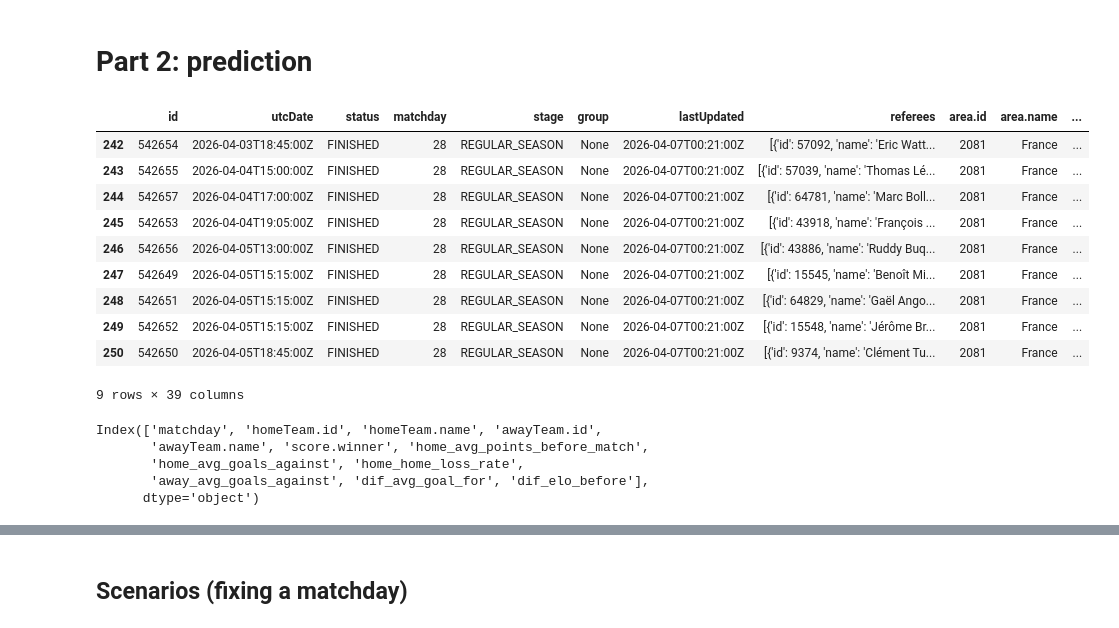
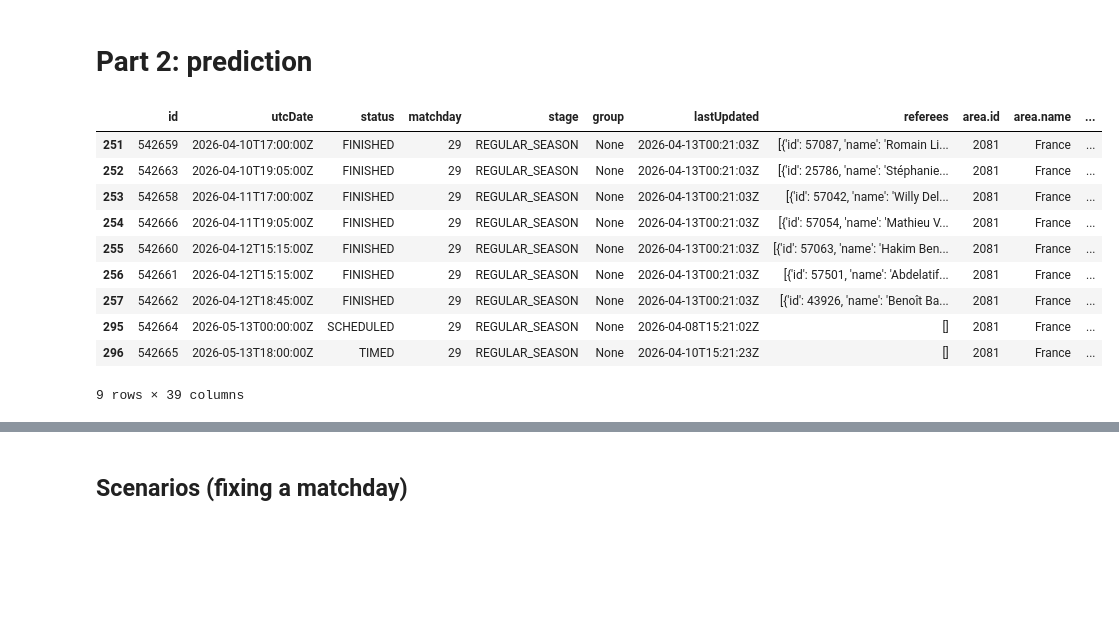
Before and after one commit to judithbreaud/ligue1_viz, a Jupyter notebook: notebooks/end_of_season.ipynb, the cells around one changed output, grey strips where cells are left out. Cells and saved outputs as stored; diff of their text form; code cells hidden in the pictures; blank space fills up the shorter version.

```diff
--- a/notebooks/end_of_season.ipynb
+++ b/notebooks/end_of_season.ipynb
@@ -1087,17 +1089,17 @@ def prepa_donnee_elo_short(df,history):
 # %%
 from src.etl import fetch_matches
 matches_json=fetch_matches("FL1","2025")
 df_matches_2025=pd.json_normalize(matches_json["matches"])
-df_matches_2025[df_matches_2025["matchday"]==28]
+df_matches_2025[df_matches_2025["matchday"]==29]
 # %% [output]
 |  | id | utcDate | status | matchday | stage | group | lastUpdated | referees | area.id | area.name | ... |
-| 242 | 542654 | 2026-04-03T18:45:00Z | FINISHED | 28 | REGULAR_SEASON | None | 2026-04-07T00:21:00Z | [{'id': 57092, 'name': 'Eric Watt... | 2081 | France | ... |
-| 243 | 542655 | 2026-04-04T15:00:00Z | FINISHED | 28 | REGULAR_SEASON | None | 2026-04-07T00:21:00Z | [{'id': 57039, 'name': 'Thomas Lé... | 2081 | France | ... |
-| 244 | 542657 | 2026-04-04T17:00:00Z | FINISHED | 28 | REGULAR_SEASON | None | 2026-04-07T00:21:00Z | [{'id': 64781, 'name': 'Marc Boll... | 2081 | France | ... |
-| 245 | 542653 | 2026-04-04T19:05:00Z | FINISHED | 28 | REGULAR_SEASON | None | 2026-04-07T00:21:00Z | [{'id': 43918, 'name': 'François ... | 2081 | France | ... |
-| 246 | 542656 | 2026-04-05T13:00:00Z | FINISHED | 28 | REGULAR_SEASON | None | 2026-04-07T00:21:00Z | [{'id': 43886, 'name': 'Ruddy Buq... | 2081 | France | ... |
-| 247 | 542649 | 2026-04-05T15:15:00Z | FINISHED | 28 | REGULAR_SEASON | None | 2026-04-07T00:21:00Z | [{'id': 15545, 'name': 'Benoît Mi... | 2081 | France | ... |
-| 248 | 542651 | 2026-04-05T15:15:00Z | FINISHED | 28 | REGULAR_SEASON | None | 2026-04-07T00:21:00Z | [{'id': 64829, 'name': 'Gaël Ango... | 2081 | France | ... |
-| 249 | 542652 | 2026-04-05T15:15:00Z | FINISHED | 28 | REGULAR_SEASON | None | 2026-04-07T00:21:00Z | [{'id': 15548, 'name': 'Jérôme Br... | 2081 | France | ... |
-| 250 | 542650 | 2026-04-05T18:45:00Z | FINISHED | 28 | REGULAR_SEASON | None | 2026-04-07T00:21:00Z | [{'id': 9374, 'name': 'Clément Tu... | 2081 | France | ... |
+| 251 | 542659 | 2026-04-10T17:00:00Z | FINISHED | 29 | REGULAR_SEASON | None | 2026-04-13T00:21:03Z | [{'id': 57087, 'name': 'Romain Li... | 2081 | France | ... |
+| 252 | 542663 | 2026-04-10T19:05:00Z | FINISHED | 29 | REGULAR_SEASON | None | 2026-04-13T00:21:03Z | [{'id': 25786, 'name': 'Stéphanie... | 2081 | France | ... |
+| 253 | 542658 | 2026-04-11T17:00:00Z | FINISHED | 29 | REGULAR_SEASON | None | 2026-04-13T00:21:03Z | [{'id': 57042, 'name': 'Willy Del... | 2081 | France | ... |
+| 254 | 542666 | 2026-04-11T19:05:00Z | FINISHED | 29 | REGULAR_SEASON | None | 2026-04-13T00:21:03Z | [{'id': 57054, 'name': 'Mathieu V... | 2081 | France | ... |
+| 255 | 542660 | 2026-04-12T15:15:00Z | FINISHED | 29 | REGULAR_SEASON | None | 2026-04-13T00:21:03Z | [{'id': 57063, 'name': 'Hakim Ben... | 2081 | France | ... |
+| 256 | 542661 | 2026-04-12T15:15:00Z | FINISHED | 29 | REGULAR_SEASON | None | 2026-04-13T00:21:03Z | [{'id': 57501, 'name': 'Abdelatif... | 2081 | France | ... |
+| 257 | 542662 | 2026-04-12T18:45:00Z | FINISHED | 29 | REGULAR_SEASON | None | 2026-04-13T00:21:03Z | [{'id': 43926, 'name': 'Benoît Ba... | 2081 | France | ... |
+| 295 | 542664 | 2026-05-13T00:00:00Z | SCHEDULED | 29 | REGULAR_SEASON | None | 2026-04-08T15:21:02Z | [] | 2081 | France | ... |
+| 296 | 542665 | 2026-05-13T18:00:00Z | TIMED | 29 | REGULAR_SEASON | None | 2026-04-10T15:21:23Z | [] | 2081 | France | ... |
 9 rows × 39 columns
@@ -1104,10 +1121,3 @@ df_matches_2025[df_matches_2025["matchday"]==28]
 # %%
-df_for_pred=prepa_donnee_elo_short(df_matches_2025,history)
 
-df_for_pred.columns
+X,Y,label=match_features_pred_model_2(df_matches_2025,history,None)
-# %% [output]
-Index(['matchday', 'homeTeam.id', 'homeTeam.name', 'awayTeam.id',
-       'awayTeam.name', 'score.winner', 'home_avg_points_before_match',
-       'home_avg_goals_against', 'home_home_loss_rate',
-       'away_avg_goals_against', 'dif_avg_goal_for', 'dif_elo_before'],
-      dtype='object')
```
Also changed, not shown: parts of 27 cells of this notebook.
